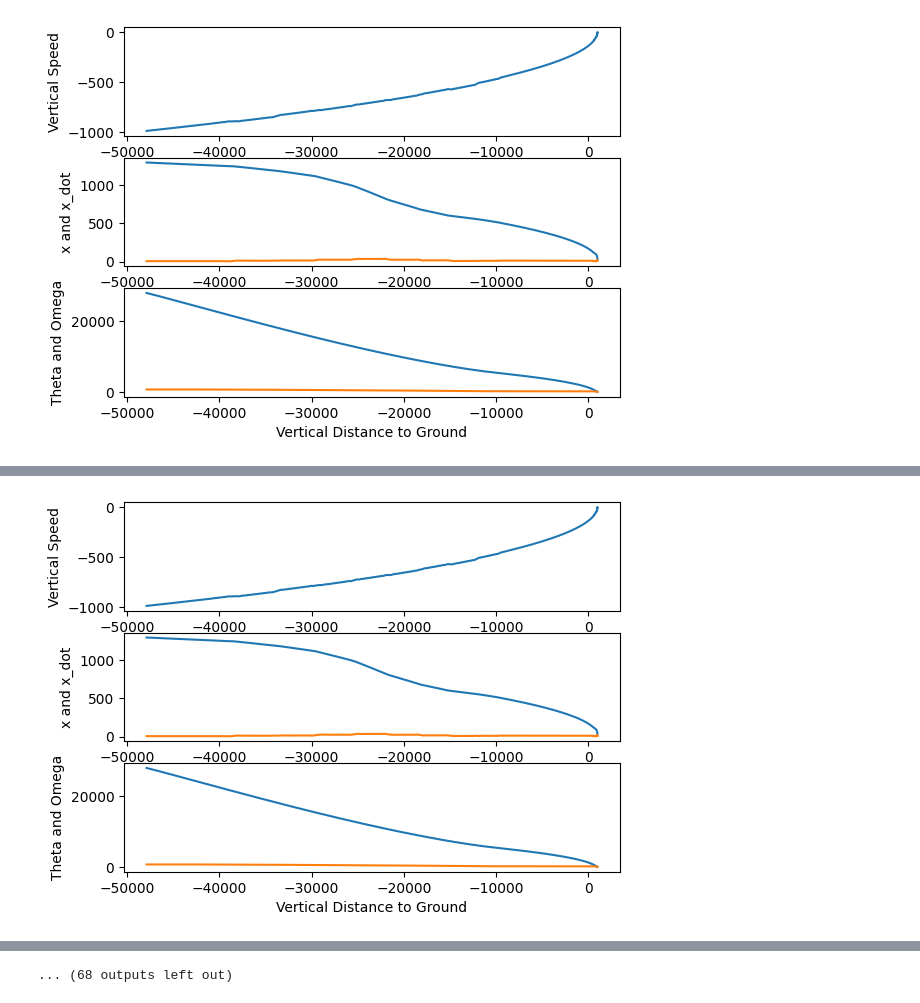
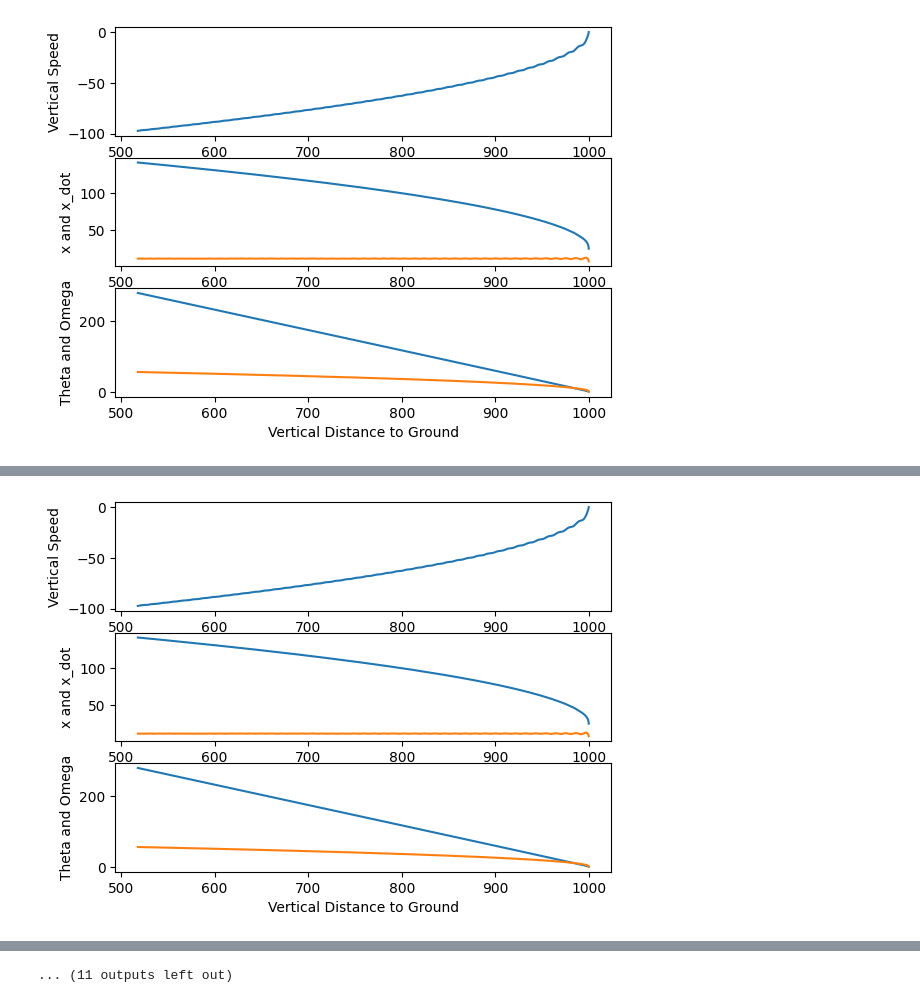
Before and after one commit to ttjohn13/MAE598, a Jupyter notebook: Project 1/Project 1.ipynb, the cells around one changed output, grey strips where cells are left out. Saved outputs shown, nothing was run; the diff lists cells and outputs as text; code cells hidden in the pictures.

```diff
--- a/Project 1/Project 1.ipynb
+++ b/Project 1/Project 1.ipynb
@@ -14,7 +14,7 @@ import matplotlib.pyplot as plt
 
 logger = logging.getLogger(__name__)
 
-FRAME_TIME = 0.1
+FRAME_TIME = 0.01
 GRAVITY_ACCEL = 9.81
 BOOST_ACCEL = 14.715
 L_center_of_gravity = 5
@@ -123,7 +123,7 @@ class Optimize:
     def __init__(self, simulation):
         self.simulation = simulation
         self.parameters = simulation.controller.parameters()
-        self.optimizer = optim.SGD(self.parameters, lr=0.02, momentum=0.8)
+        self.optimizer = optim.SGD(self.parameters, lr=0.1)
 
     def step(self):
         def closure():
@@ -178 +178 @@ o.train(40)
-[figure, old version]
+[figure, new version]
@@ -180 +180 @@ o.train(40)
-[figure, old version]
+[figure, new version]
@@ -189 +189 @@ o.train(40)
-... (68 outputs left out)
+... (11 outputs left out)
```
Also changed, not shown: parts of 1 cell of this notebook.
